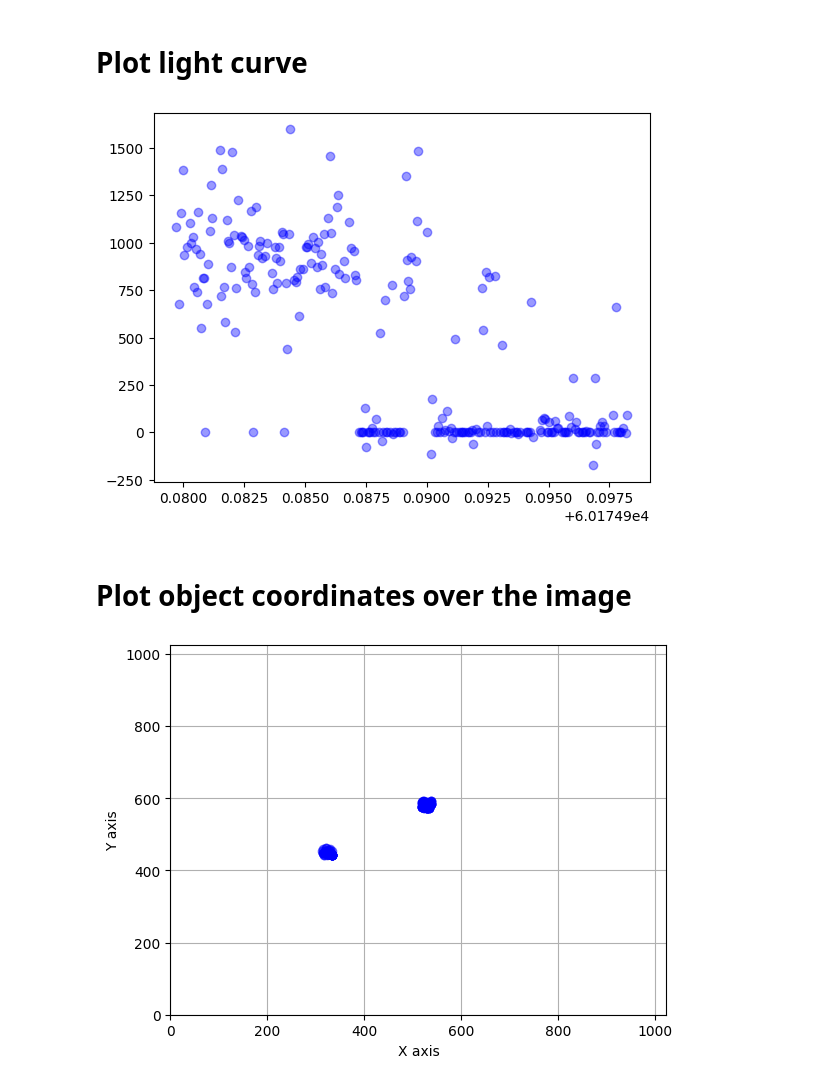
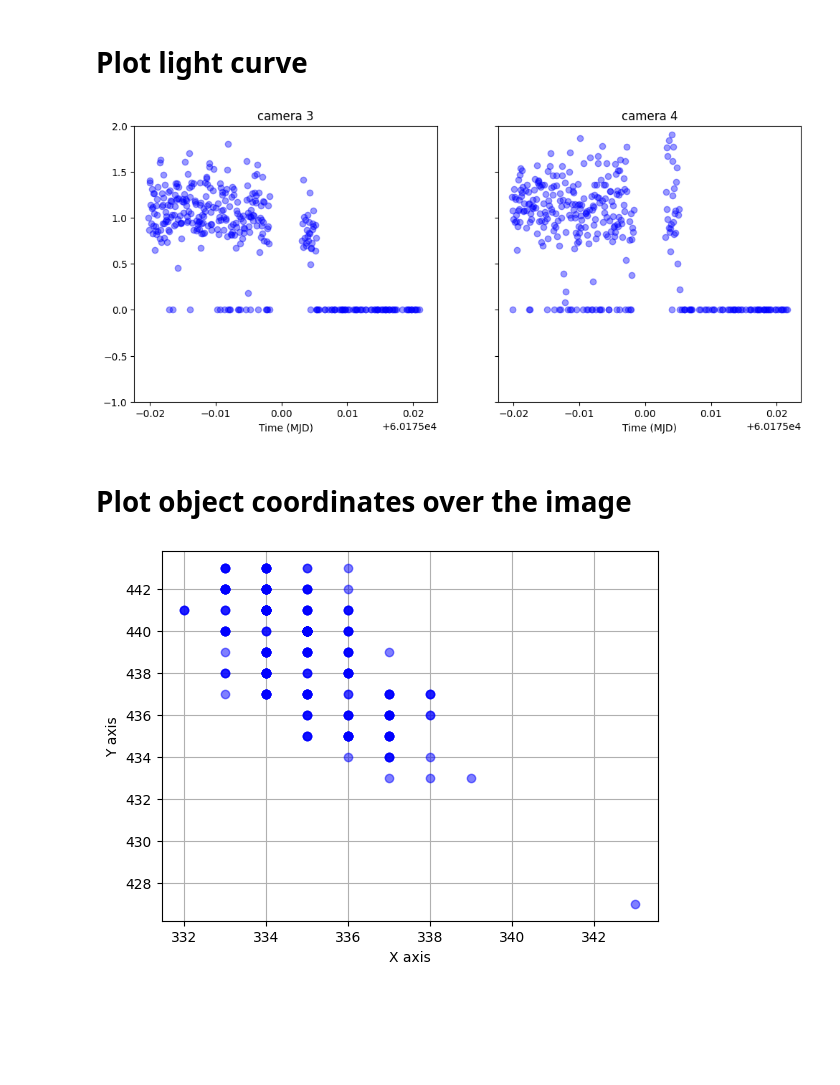
Before and after one commit to DBernardes/Tools-for-the-MOPTOP-pipeline-products, a Jupyter notebook: photometry_extraction.ipynb, the cells around one changed output. Saved outputs shown, nothing was run; the diff lists cells and outputs as text; code cells hidden in the pictures; blank space fills up the shorter version.

```diff
--- a/photometry_extraction.ipynb
+++ b/photometry_extraction.ipynb
@@ -10,8 +10,9 @@ from photometry import Photometry
 
 star_name = "GRB 230818A"
 experiment = "all data"
-_set = "first"
-camera = 3
+_set = "second"
+camera = 4
+max_box_size = 20
 src_path = os.path.join(
     "..",
     "Pol charact MOPTOP",
@@ -44,7 +45,7 @@ objects = {
     "dec": df[f"dec_{_set}_set_cam{camera}"],
 }
 objects = pd.DataFrame.from_dict(objects)
-phot = Photometry(file, objects, 20)
+phot = Photometry(file, objects, max_box_size)
 phot.reset_object_coords()
 for idx, _object in enumerate(phot.obj_list):
     name, x, y, *_ = _object.get_info()
@@ -76,7 +77,7 @@ image_list = sort_files(src_path, f"{camera}_e")
 for file in image_list:
     file_path = os.path.join(src_path, file)
 
-    phot = Photometry(file_path, objects)
+    phot = Photometry(file_path, objects, max_box_size)
     phot.reset_object_coords()
     phot.calc_psf_radius()
     phot.calc_sky_photons()
@@ -120,29 +121,51 @@ Set MJD-END to 60174.998281 from DATE-END'. [astropy.wcs.wcs]
 # %%
 import matplotlib.pyplot as plt
 import pandas as pd
 import os
 import numpy as np
 
 star_name = "GRB 230818A"
 experiment = "all data"
-camera = 3
 src_path = os.path.join(
     "..", "Pol charact MOPTOP", "Scientific objects", star_name, experiment
 )
 csv_path = os.path.join(src_path, "csv")
-csv_file = os.path.join(csv_path, "first set", f"candidate_1_cam{camera}.csv")
-df = pd.read_csv(csv_file)
-median = np.median(df["star_photons"])
-# csv_file = os.path.join(csv_path, "second set", f"candidate_1_cam{camera}.csv")
-# df_2 = pd.read_csv(csv_file)
-# df = pd.concat([df, df_2], axis=0, ignore_index=True)
-cand_1 = df["star_photons"]  # / median
+fig, axs = plt.subplots(1, 2, figsize=(12, 5), sharey="row")
+for camera in [3, 4]:
+    cand, comp_1, comp_2 = [], [], []
+    for _set in ["first", "second"]:
+        csv_file = os.path.join(csv_path, f"{_set} set", f"candidate_1_cam{camera}.csv")
+        cand.append(pd.read_csv(csv_file))
+        csv_file = os.path.join(
+            csv_path, f"{_set} set", f"comparison_1_cam{camera}.csv"
+        )
+        comp_1.append(pd.read_csv(csv_file))
+        csv_file = os.path.join(
+            csv_path, f"{_set} set", f"comparison_2_cam{camera}.csv"
+        )
+        comp_2.append(pd.read_csv(csv_file))
 
+    df = pd.concat(cand, axis=0, ignore_index=True)
+    cand = df["star_photons"]
+    df = pd.concat(comp_1, axis=0, ignore_index=True)
+    comp_1 = df["star_photons"]
+    df = pd.concat(comp_2, axis=0, ignore_index=True)
+    comp_2 = df["star_photons"]
+    comp = comp_1 + comp_2
+    cand /= comp
+    median = np.mean(cand[: cand.shape[0] // 2])
+    std = np.std(cand[: cand.shape[0] // 2])
+    cand /= median
+    ax = axs[camera - 3]
+    ax.plot(df["mjd"], cand, "bo", alpha=0.4)
+    ax.set_xlabel("Time (MJD)")
+    ax.set_title(f"camera {camera}")
 
-plt.plot(df["mjd"], cand_1, "bo", alpha=0.4)
+plt.ylim(-1, 2)
+plt.savefig(os.path.join(src_path, "light_curve.png"))
 plt.show()
 # %% [output]
-[figure, old version]
+[figure, new version]
 # %% [markdown]
 # Plot object coordinates over the image
 # %%
@@ -156,14 +179,14 @@ src_path = os.path.join(
     "..", "Pol charact MOPTOP", "Scientific objects", star_name, experiment
 )
 
-csv_file = os.path.join(src_path, "csv", "candidate_1.csv")
+csv_file = os.path.join(src_path, "csv", "first set", "candidate_1_cam3.csv")
 df = pd.read_csv(csv_file)
 plt.plot(df["xcoord"], df["ycoord"], "bo", alpha=0.5)
-plt.xlim(0, 1024)
-plt.ylim(0, 1024)
+# plt.xlim(0, 1024)
+# plt.ylim(0, 1024)
 plt.xlabel(("X axis"))
 plt.ylabel("Y axis")
 plt.grid()
 plt.show()
 # %% [output]
-[figure, old version]
+[figure, new version]
```
Also changed, not shown: parts of 2 cells of this notebook, 2 other files.
